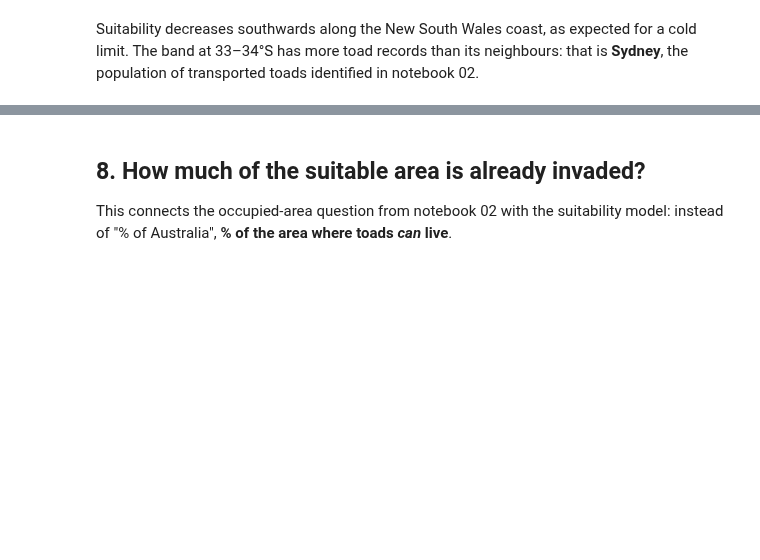
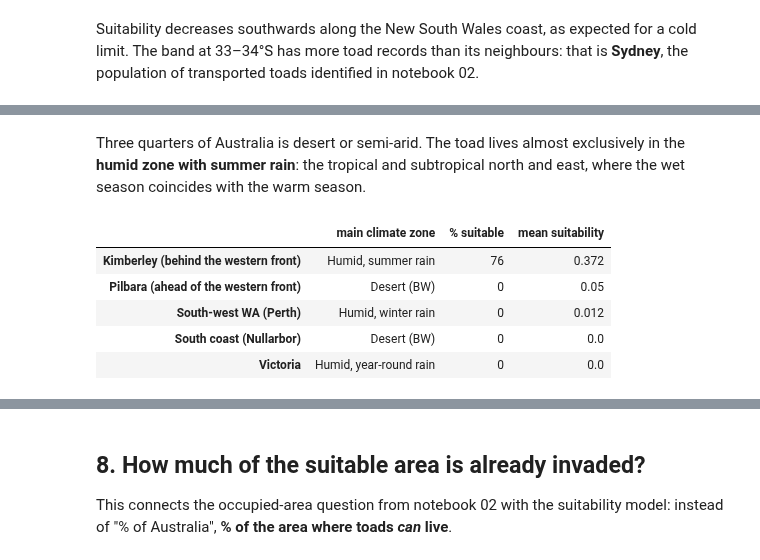
Before and after one commit to shalomilan/cane-toad-invasion, a Jupyter notebook: notebooks/03_habitat_suitability.ipynb, the cells around one changed output, grey strips where cells are left out. Drawn from its saved outputs; the diff is of its cells as text; code cells hidden in the pictures; blank space fills up the shorter version.

```diff
--- a/notebooks/03_habitat_suitability.ipynb
+++ b/notebooks/03_habitat_suitability.ipynb
@@ -324,0 +380,25 @@ Suitability decreases southwards along the New South Wales coast, as expected fo
+# %% [markdown]
+Three quarters of Australia is desert or semi-arid. The toad lives almost exclusively in the **humid zone with summer rain**: the tropical and subtropical north and east, where the wet season coincides with the warm season.
+# %%
+coasts = {
+    "Kimberley (behind the western front)": cells["lon"].between(124, 128) & cells["lat"].between(-18, -15),
+    "Pilbara (ahead of the western front)": cells["lon"].between(116, 121) & cells["lat"].between(-23, -19),
+    "South-west WA (Perth)": (cells["lon"] < 118) & (cells["lat"] < -30),
+    "South coast (Nullarbor)": cells["lon"].between(125, 133) & (cells["lat"] < -30),
+    "Victoria": (cells["lon"] > 141) & (cells["lat"] < -36),
+}
+pd.DataFrame({
+    region: {
+        "main climate zone": cells.loc[mask, "climate_zone"].mode()[0],
+        "% suitable": round(100 * cells.loc[mask, f"suitable ({MAIN})"].mean()),
+        "mean suitability": round(cells.loc[mask, f"suitability ({MAIN})"].mean(), 3),
+    }
+    for region, mask in coasts.items()
+}).T
+# %% [output]
+|  | main climate zone | % suitable | mean suitability |
+| Kimberley (behind the western front) | Humid, summer rain | 76 | 0.372 |
+| Pilbara (ahead of the western front) | Desert (BW) | 0 | 0.05 |
+| South-west WA (Perth) | Humid, winter rain | 0 | 0.012 |
+| South coast (Nullarbor) | Desert (BW) | 0 | 0.0 |
+| Victoria | Humid, year-round rain | 0 | 0.0 |
```
Also changed, not shown: parts of 5 cells of this notebook, 3 other files.
